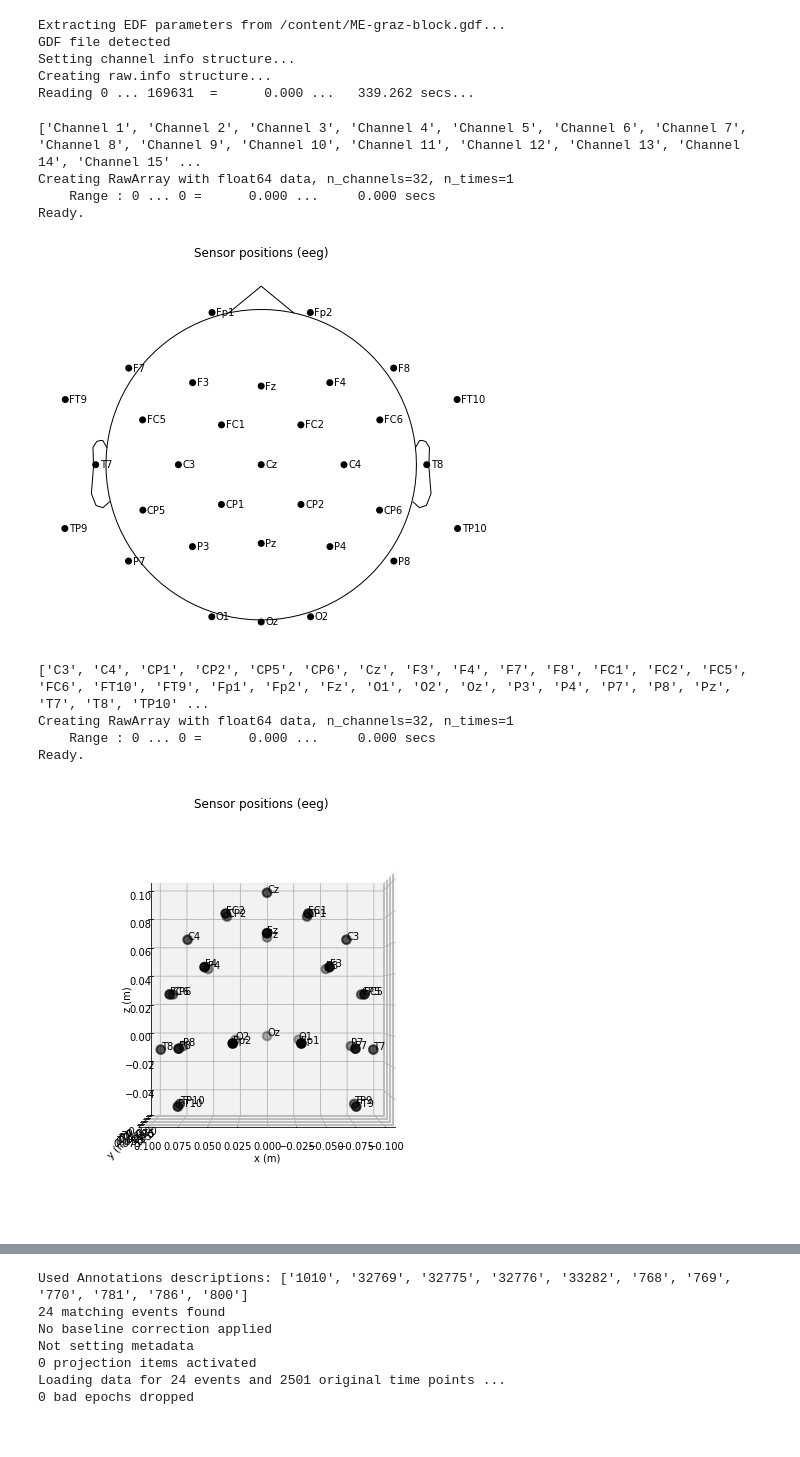
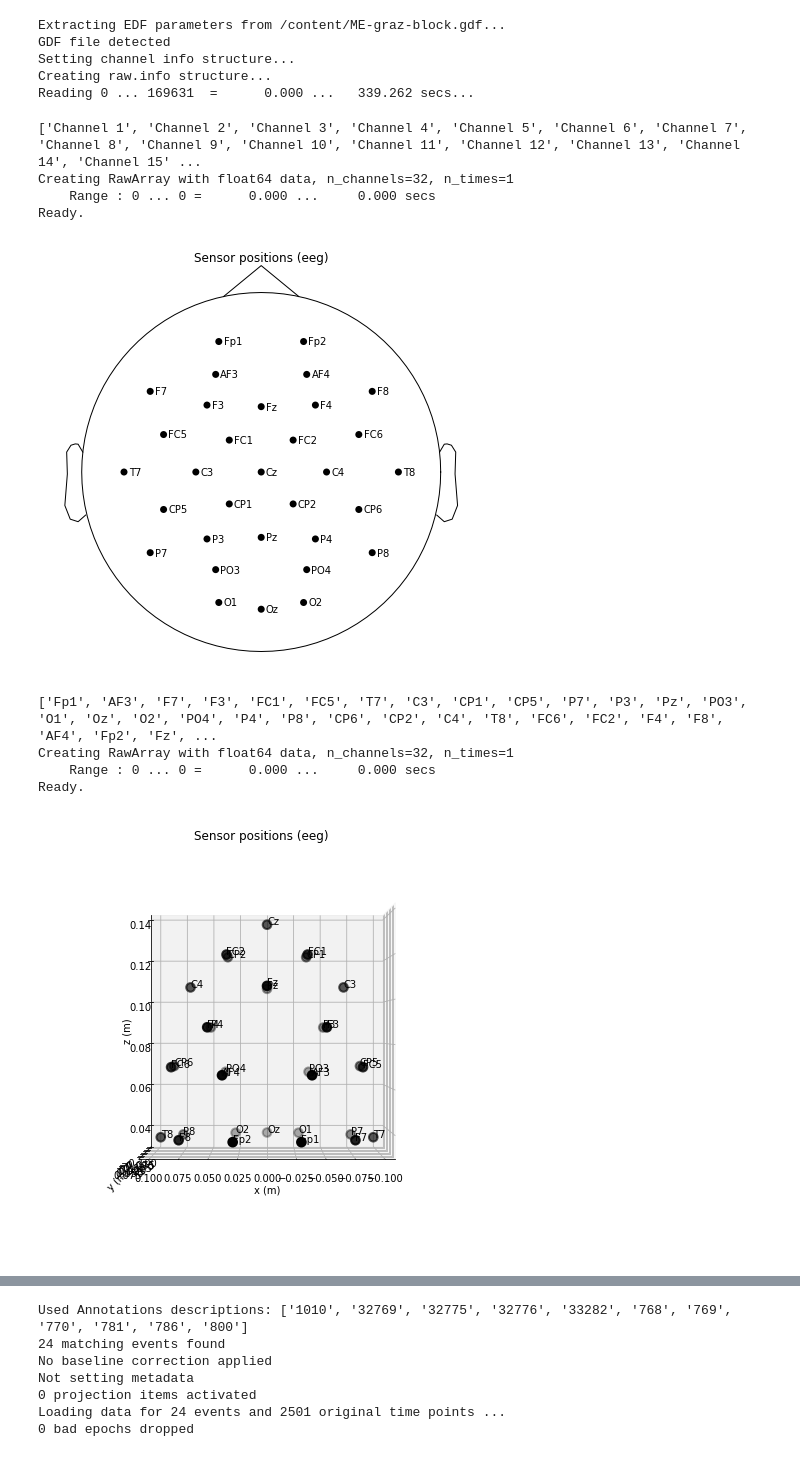
Before and after one commit to athanoid/eeg-mne-analysis, a Jupyter notebook: plot_decoding_csp_eeg.ipynb, the cells around one changed output, grey strips where cells are left out. Drawn from its saved outputs; the diff is of its cells as text; code cells hidden in the pictures.

Commit message:
changed montage to biosemi32

```diff
--- a/plot_decoding_csp_eeg.ipynb
+++ b/plot_decoding_csp_eeg.ipynb
@@ -69,30 +89,31 @@ Reading 0 ... 169631  =      0.000 ...   339.262 secs...
 # %%
 # create montage from channel locations
 ch_names = raw.ch_names
 print(ch_names)
-montage = read_custom_montage('chanloc.loc', coord_frame='head')#32ch
+#montage = read_custom_montage('chanloc.loc', coord_frame='head')#32ch
+montage = make_standard_montage('biosemi32')
 montage.plot(kind='topomap', show_names=True)
 
 ch_loc = montage.ch_names
 print(ch_loc)
 c = dict(zip(ch_names, ch_loc)) #combine names with locations
 raw.rename_channels(c)
 
 raw.set_montage(montage)
 
 fig = montage.plot(kind='3d')
 fig.gca().view_init(azim=20, elev=15)
 # %% [output]
 ['Channel 1', 'Channel 2', 'Channel 3', 'Channel 4', 'Channel 5', 'Channel 6', 'Channel 7', 'Channel 8', 'Channel 9', 'Channel 10', 'Channel 11', 'Channel 12', 'Channel 13', 'Channel 14', 'Channel 15' ...
 Creating RawArray with float64 data, n_channels=32, n_times=1
     Range : 0 ... 0 =      0.000 ...     0.000 secs
 Ready.
-[figure, old version]
+[figure, new version]
-['C3', 'C4', 'CP1', 'CP2', 'CP5', 'CP6', 'Cz', 'F3', 'F4', 'F7', 'F8', 'FC1', 'FC2', 'FC5', 'FC6', 'FT10', 'FT9', 'Fp1', 'Fp2', 'Fz', 'O1', 'O2', 'Oz', 'P3', 'P4', 'P7', 'P8', 'Pz', 'T7', 'T8', 'TP10' ...
+['Fp1', 'AF3', 'F7', 'F3', 'FC1', 'FC5', 'T7', 'C3', 'CP1', 'CP5', 'P7', 'P3', 'Pz', 'PO3', 'O1', 'Oz', 'O2', 'PO4', 'P4', 'P8', 'CP6', 'CP2', 'C4', 'T8', 'FC6', 'FC2', 'F4', 'F8', 'AF4', 'Fp2', 'Fz', ...
 Creating RawArray with float64 data, n_channels=32, n_times=1
     Range : 0 ... 0 =      0.000 ...     0.000 secs
 Ready.
-[figure, old version]
+[figure, new version]
 # %%
 def plot_two_chans(ch1, ch2, title):
   channel_names = [ch1, ch2]
```
Also changed, not shown: parts of 5 cells of this notebook.
